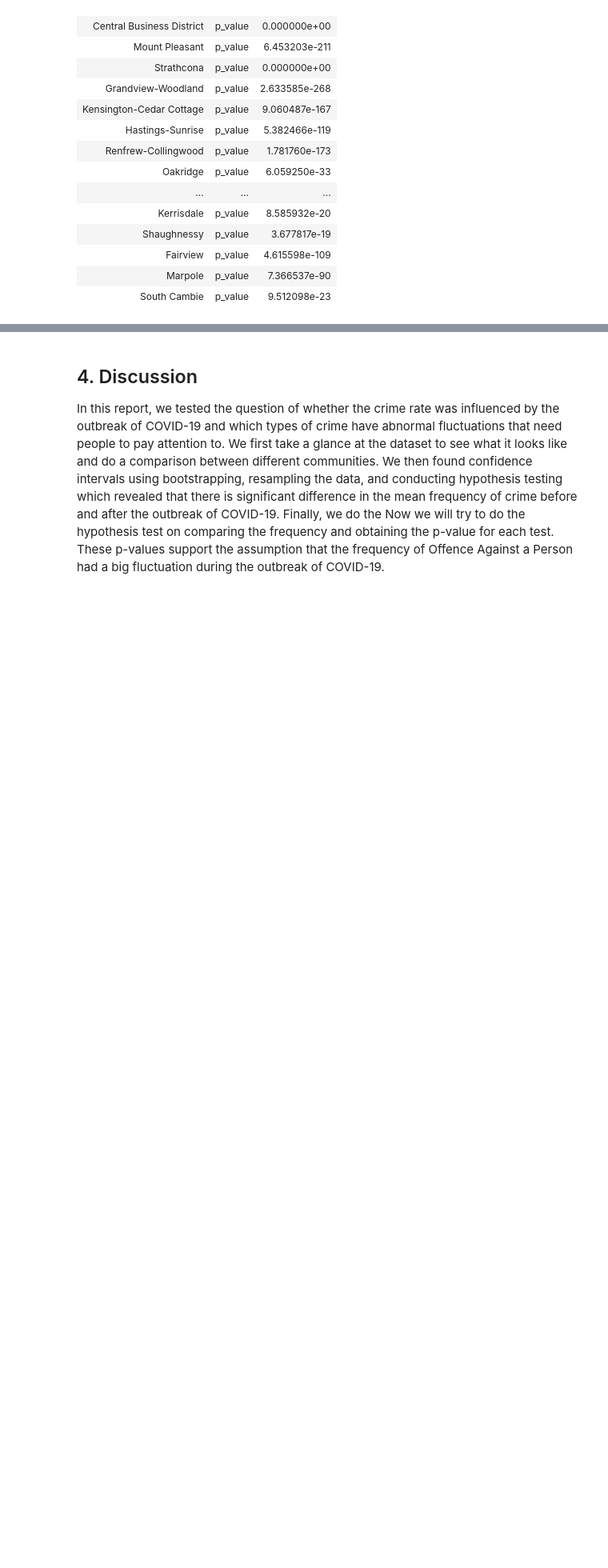
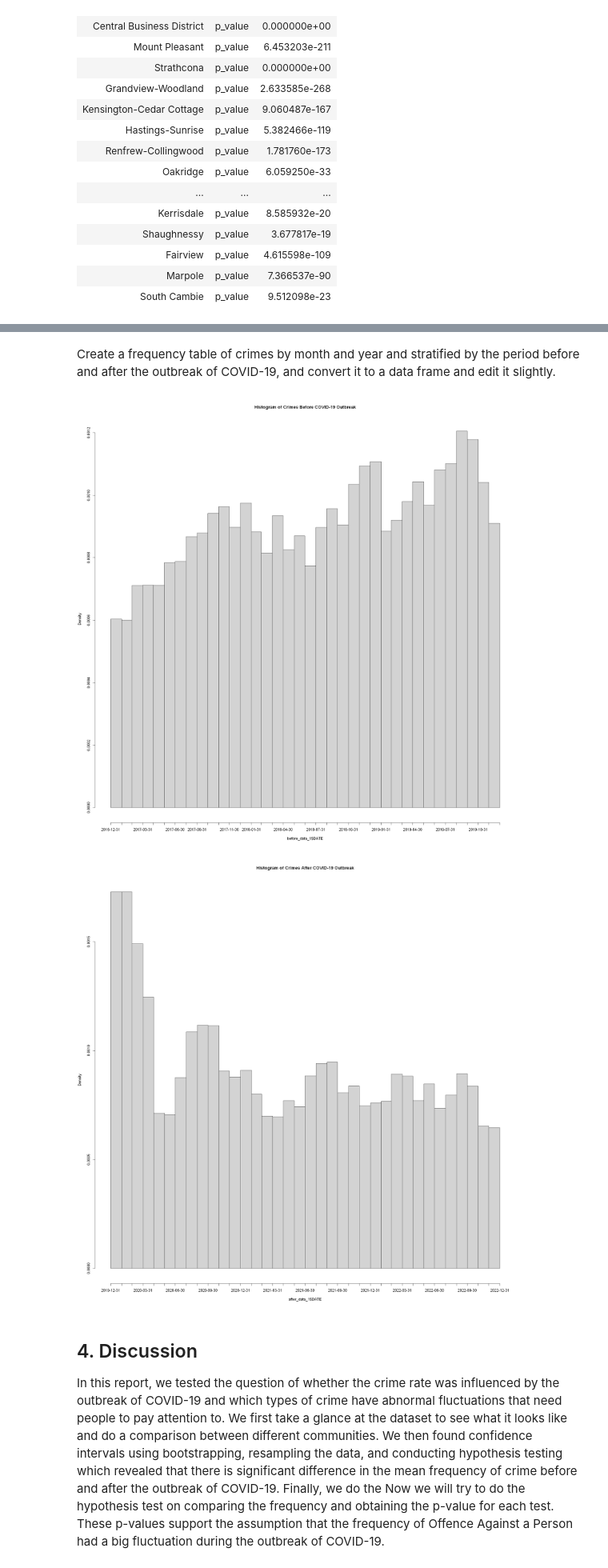
Before and after one commit to Rz02/stat201_2022w2_group_06_project, a Jupyter notebook: crime_rate_comparison.ipynb, the cells around one changed output, grey strips where cells are left out. Shown at 80% size. Cells and saved outputs as stored; diff of their text form; code cells hidden in the pictures; blank space fills up the shorter version.

```diff
--- a/crime_rate_comparison.ipynb
+++ b/crime_rate_comparison.ipynb
@@ -445,0 +455,7 @@ It is a strong evidence to support the assumption that the frequency of **Offenc
+# %%
+# Filter and load the data related to mischief
+crime_for_theft_vehicle <- crime %>%
+    filter(TYPE == "Theft from Vehicle") %>%
+    select('YEAR','MONTH', 'DAY', 'NEIGHBOURHOOD')
+
+head(crime_for_theft_vehicle)
@@ -445,0 +474,19 @@ It is a strong evidence to support the assumption that the frequency of **Offenc
+# %%
+# Transform the time into the Date format
+crime_for_theft_vehicle$DATE <- as.Date(paste(crime_for_theft_vehicle$YEAR,
+                                        crime_for_theft_vehicle$MONTH,
+                                        "01",
+                                        sep = "-"),
+                                  format = "%Y-%m-%d")
+
+# Double check by filtering the date into the range we would target generally.
+subset_data_1 <- subset(crime_for_theft_vehicle, crime_for_theft_vehicle$DATE >= as.Date("2017-01-01") &
+                                         crime_for_theft_vehicle$DATE <= as.Date("2022-12-31"))
+
+head(crime_for_theft_vehicle)
+
+# Seperate the dataset into two parts according to the outbreak of COVID-19.
+subset_data_1$OUTBREAK <- ifelse(subset_data_1$DATE < as.Date("2020-01-01"),
+                               "Before", "After")
+
+head(subset_data_1)
@@ -446,3 +512,14 @@ It is a strong evidence to support the assumption that the frequency of **Offenc
+# %% [markdown]
+Create a frequency table of crimes by month and year and stratified by the period before and after the outbreak of COVID-19, and convert it to a data frame and edit it slightly.
+# %%
+before_data_1 <- subset(subset_data_1, OUTBREAK == "Before")
+after_data_1 <- subset(subset_data_1, OUTBREAK == "After")
+
+hist(before_data_1$DATE, breaks = "months", main = "Histogram of Crimes Before COVID-19 Outbreak")
+hist(after_data_1$DATE, breaks = "months", main = "Histogram of Crimes After COVID-19 Outbreak")
+# %% [output]
+[figure, added]
+[figure, added]
 # %% [markdown]
 ## 4. Discussion
 
```
Also changed, not shown: parts of 7 cells of this notebook.
